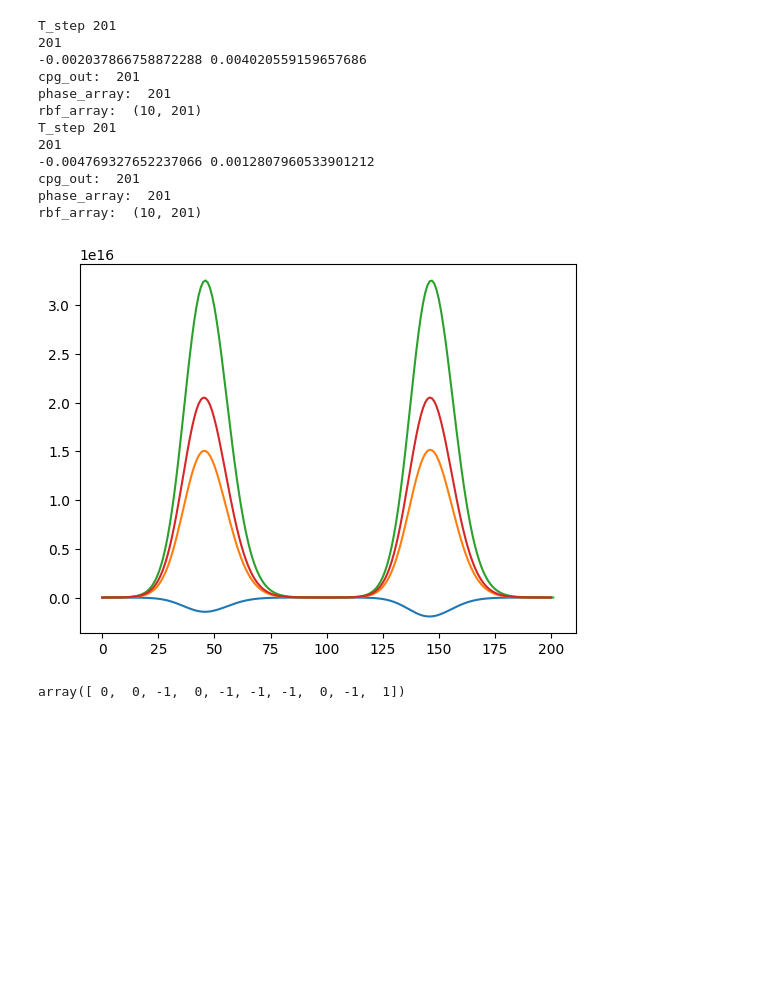
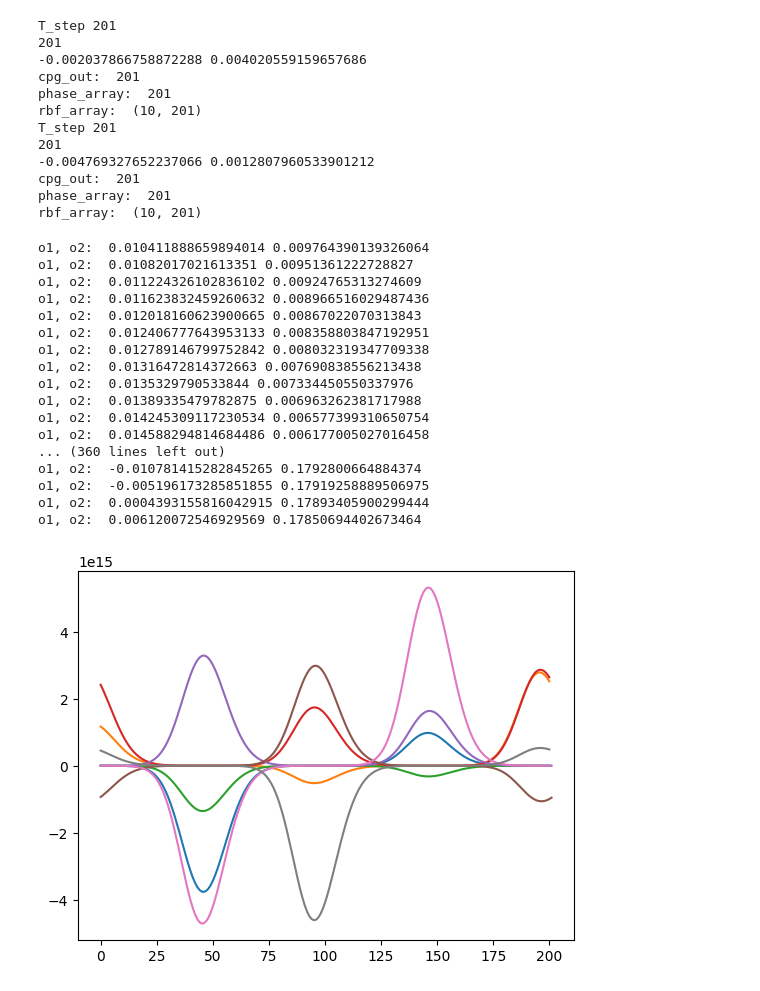
Before and after one commit to Leung555/OmniIsaacGymEnvs, a Jupyter notebook: omniisaacgymenvs/ES/notebook.ipynb, the cells around one changed output. Cells and saved outputs as stored; diff of their text form; code cells hidden in the pictures; blank space fills up the shorter version.

```diff
--- a/omniisaacgymenvs/ES/notebook.ipynb
+++ b/omniisaacgymenvs/ES/notebook.ipynb
@@ -193,40 +193,55 @@ cpg_out = []
 # Rbf network
 input_range = (-1, 1)
 num_basis = 20
+num_output = 2
 centers = np.linspace(input_range[0], input_range[1], num=num_basis)
 # widths = np.ones(num_basis) * 100
 variance = 1/0.04
 x = np.linspace(input_range[0], input_range[1], num=100)
 # weights = np.arange(input_range[0], input_range[1], 0.1)
 # weights = np.random.randint(input_range[0], input_range[1]+1, num_basis,)
-weights = np.random.randn(num_basis, 1)
+weights = np.random.randn(num_output, num_basis)
 
 # rbf_array = np.zeros((num_basis, len(x)))
 rbf_array = []
 T_step = 201
 phase = 0 # phase of oscillator
 phase_array = []
 for step in range(376):
     o1 = tanh(1.01*( o1*cos(omega) + o2*sin(omega)))
     o2 = tanh(1.01*(-o1*sin(omega) + o2*cos(omega)))
+    print('o1, o2: ', o1, o2)
 
 for step in range(1000):
     o1 = tanh(1.01*( o1*cos(omega) + o2*sin(omega)))
     o2 = tanh(1.01*(-o1*sin(omega) + o2*cos(omega)))
-
+    cpg_out = [[o1], [o2]]
     # print('o1', o1)
-    rbf_array.append(np.sum(weights*np.exp(variance*(o1 - centers) ** 2)))
+    rbf_array.append(np.sum(weights*np.exp(variance*(cpg_out - centers) ** 2), axis=1))
 
     if o1_p < 0 and o1 > 0:
         counter = 0
         plt.plot(rbf_array)
         rbf_array = []
-        weights = np.random.randn(num_basis, 1)
+        weights = np.random.randn(num_output, num_basis)
         # print('weights: ', weights)
     o1_p = o1
 # %% [output]
+o1, o2:  0.010411888659894014 0.009764390139326064
+o1, o2:  0.01082017021613351 0.00951361222728827
+o1, o2:  0.011224326102836102 0.00924765313274609
+o1, o2:  0.011623832459260632 0.008966516029487436
+o1, o2:  0.012018160623900665 0.00867022070313843
+o1, o2:  0.012406777643953133 0.008358803847192951
+o1, o2:  0.012789146799752842 0.008032319347709338
+o1, o2:  0.01316472814372663 0.007690838556213438
+o1, o2:  0.0135329790533844 0.007334450550337976
+o1, o2:  0.01389335479782875 0.006963262381717988
+o1, o2:  0.014245309117230534 0.006577399310650754
+o1, o2:  0.014588294814684486 0.006177005027016458
+... (360 lines left out)
+o1, o2:  -0.010781415282845265 0.1792800664884374
+o1, o2:  -0.005196173285851855 0.17919258889506975
+o1, o2:  0.0004393155816042915 0.17893405900299444
+o1, o2:  0.006120072546929569 0.17850694402673464
-[figure, old version]
+[figure, new version]
-# %%
-weights
-# %% [output]
-array([ 0,  0, -1,  0, -1, -1, -1,  0, -1,  1])
```
Also changed, not shown: parts of 1 cell of this notebook.
